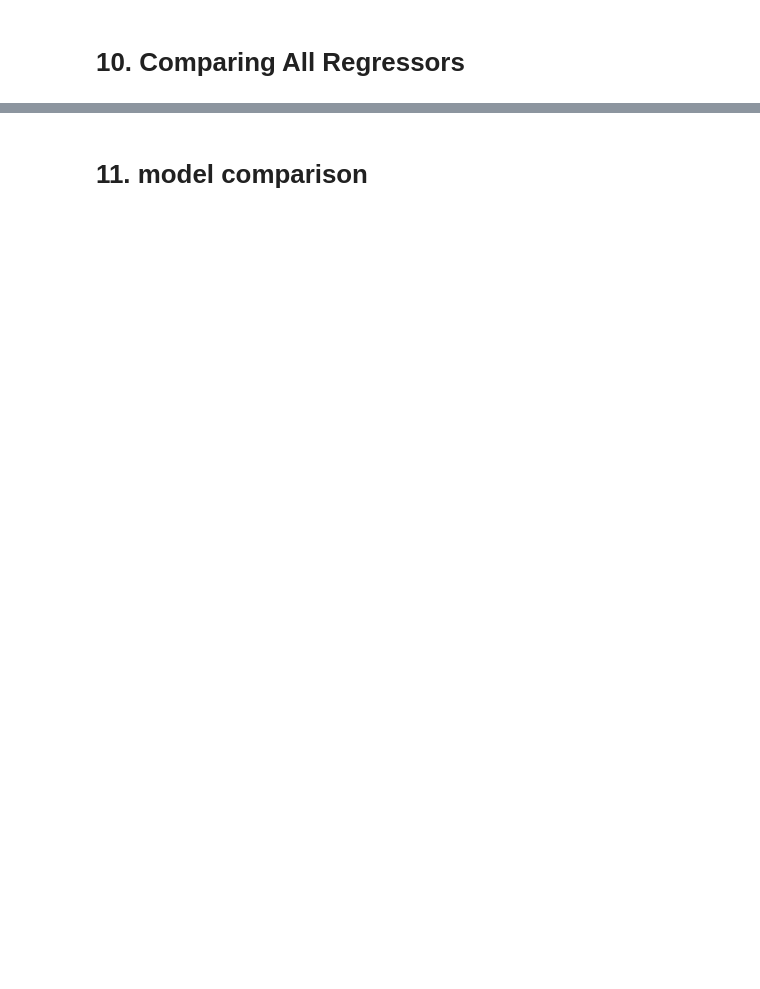
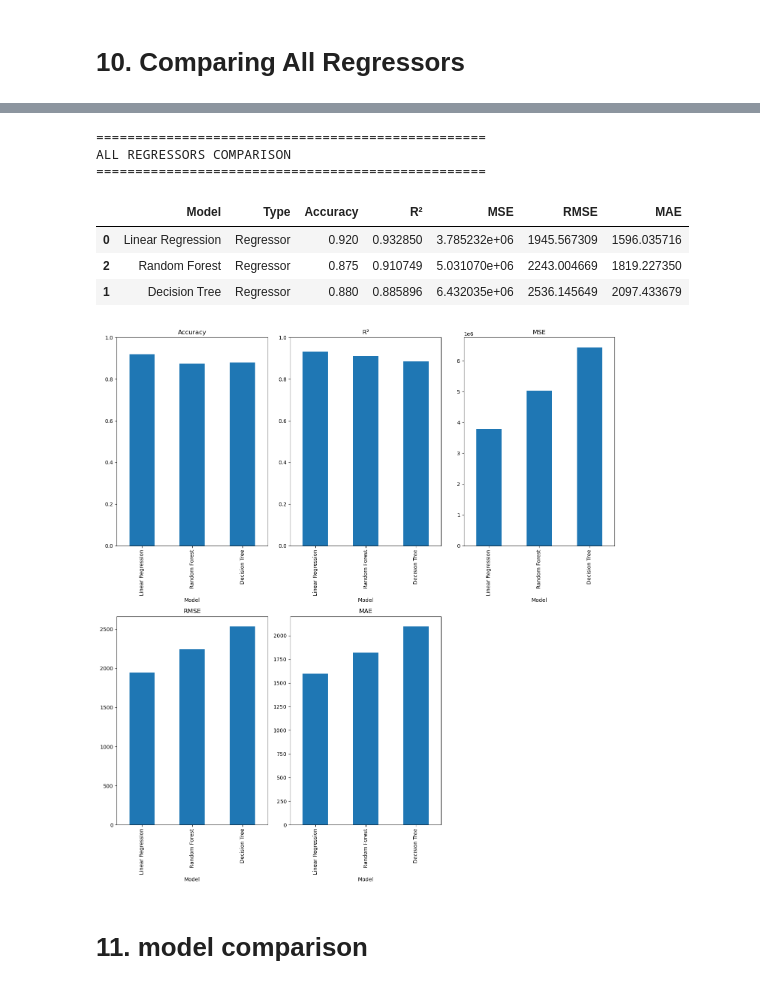
Before and after one commit to ErwannL/Fitbit, a Jupyter notebook: src/algorithm.ipynb, the cells around one changed output, grey strips where cells are left out. Saved outputs shown, nothing was run; the diff lists cells and outputs as text; code cells hidden in the pictures; blank space fills up the shorter version.

```diff
--- a/src/algorithm.ipynb
+++ b/src/algorithm.ipynb
@@ -705,2 +815,82 @@ Regressor Comparison:
+# %%
+# Regressors
+regressors = {
+    "Linear Regression": LinearRegression(),
+    "Decision Tree": DecisionTreeRegressor(max_depth=3, random_state=42),
+    "Random Forest": RandomForestRegressor(n_estimators=100, random_state=42)
+}
+
+print("\n" + "="*50)
+print("ALL REGRESSORS COMPARISON")
+print("="*50)
+
+reg_results = []
+for name, reg in regressors.items():
+    # Fit and predict
+    if name == "Linear Regression":
+        reg.fit(X_train_scaled, y_reg_train)
+        y_pred = reg.predict(X_test_scaled)
+    else:
+        reg.fit(X_train, y_reg_train)
+        y_pred = reg.predict(X_test)
+
+    # Calculate accuracy (binary classification of above/below median)
+    median = np.median(y_reg_train)
+    y_pred_class = (y_pred > median).astype(int)
+    y_test_class = (y_reg_test > median).astype(int)
+
+    # Calculate regression metrics
+    metrics = {
+        'Model': name,
+        'Type': 'Regressor',
+        'Accuracy': accuracy_score(y_test_class, y_pred_class),
+        'R²': r2_score(y_reg_test, y_pred),
+        'MSE': mean_squared_error(y_reg_test, y_pred),
+        'RMSE': np.sqrt(mean_squared_error(y_reg_test, y_pred)),
+        'MAE': mean_absolute_error(y_reg_test, y_pred)
+    }
+
+    reg_results.append(metrics)
+
+# Create and display dataframe
+regressors_df = pd.DataFrame(reg_results).sort_values('R²', ascending=False)
+display(regressors_df)
+
+# Plot metrics
+if not regressors_df.empty:
+    metrics = ['Accuracy', 'R²', 'MSE', 'RMSE', 'MAE']
+    n_metrics = len(metrics)
+
+    # Calculate grid dimensions (3x2 for 5 metrics leaves 1 empty, so we'll use 2x3 instead)
+    n_rows = 2
+    n_cols = 3
+
+    fig, axes = plt.subplots(n_rows, n_cols, figsize=(14, 15))
+
+    # Flatten axes array for easy iteration
+    axes = axes.flat
+
+    # Plot each metric
+    for i, metric in enumerate(metrics):
+        regressors_df.set_index('Model')[metric].plot(kind='bar', ax=axes[i])
+        axes[i].set_title(metric)
+        if metric in ['R²', 'Accuracy']:
+            axes[i].set_ylim(0, 1)
+
+    # Hide any remaining empty subplots
+    for j in range(i+1, n_rows*n_cols):
+        axes[j].axis('off')
+
+    plt.tight_layout()
+    plt.show()
+# %% [output]
+==================================================
+ALL REGRESSORS COMPARISON
+==================================================
+|  | Model | Type | Accuracy | R² | MSE | RMSE | MAE |
+| 0 | Linear Regression | Regressor | 0.920 | 0.932850 | 3.785232e+06 | 1945.567309 | 1596.035716 |
+| 2 | Random Forest | Regressor | 0.875 | 0.910749 | 5.031070e+06 | 2243.004669 | 1819.227350 |
+| 1 | Decision Tree | Regressor | 0.880 | 0.885896 | 6.432035e+06 | 2536.145649 | 2097.433679 |
+[figure, added]
 # %% [markdown]
 # 11. model comparison
```
Also changed, not shown: parts of 13 cells of this notebook.
